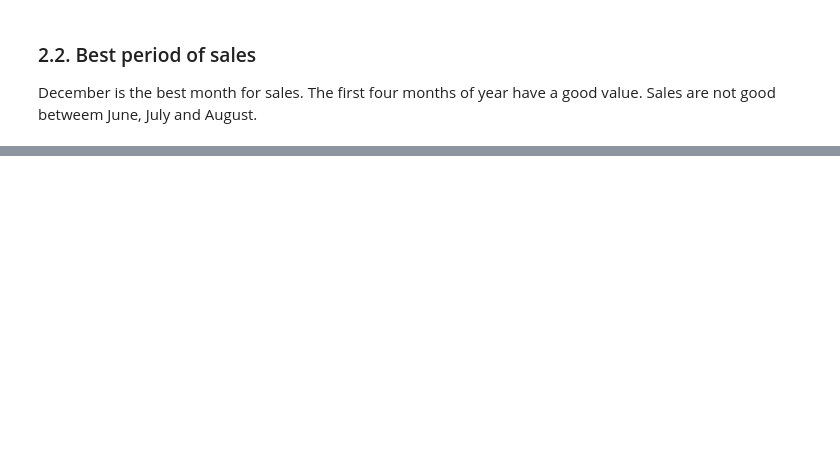
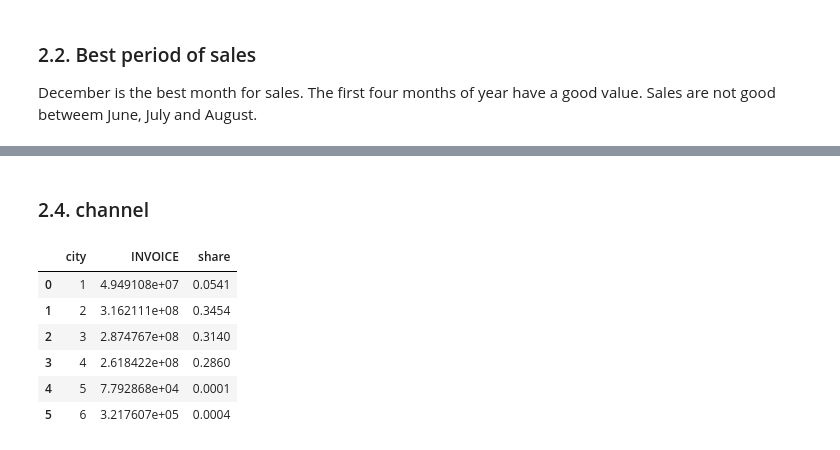
Before and after one commit to MSalles94/commercial_analyst, a Jupyter notebook: manipulate_data.ipynb, the cells around one changed output, grey strips where cells are left out. Cells and saved outputs as stored; diff of their text form; code cells hidden in the pictures; blank space fills up the shorter version.

```diff
--- a/manipulate_data.ipynb
+++ b/manipulate_data.ipynb
@@ -101,0 +130,17 @@ display(bd_graph.pivot(index='year',columns='month',values='INVOICE'))
+# %% [markdown]
+### 2.4. channel
+# %%
+bd_graph=orders.copy()
+bd_graph['city']=bd_graph['ID_CUSTOMER'].map(customer.set_index('ID_CUSTOMER')['CHANNEL'])
+bd_graph=bd_graph.groupby(['city'])[['INVOICE']].sum().reset_index()
+bd_graph['share']=(bd_graph['INVOICE']/bd_graph['INVOICE'].sum()).round(4)
+
+bd_graph
+# %% [output]
+|  | city | INVOICE | share |
+| 0 | 1 | 4.949108e+07 | 0.0541 |
+| 1 | 2 | 3.162111e+08 | 0.3454 |
+| 2 | 3 | 2.874767e+08 | 0.3140 |
+| 3 | 4 | 2.618422e+08 | 0.2860 |
+| 4 | 5 | 7.792868e+04 | 0.0001 |
+| 5 | 6 | 3.217607e+05 | 0.0004 |
```
Also changed, not shown: parts of 4 cells of this notebook.
